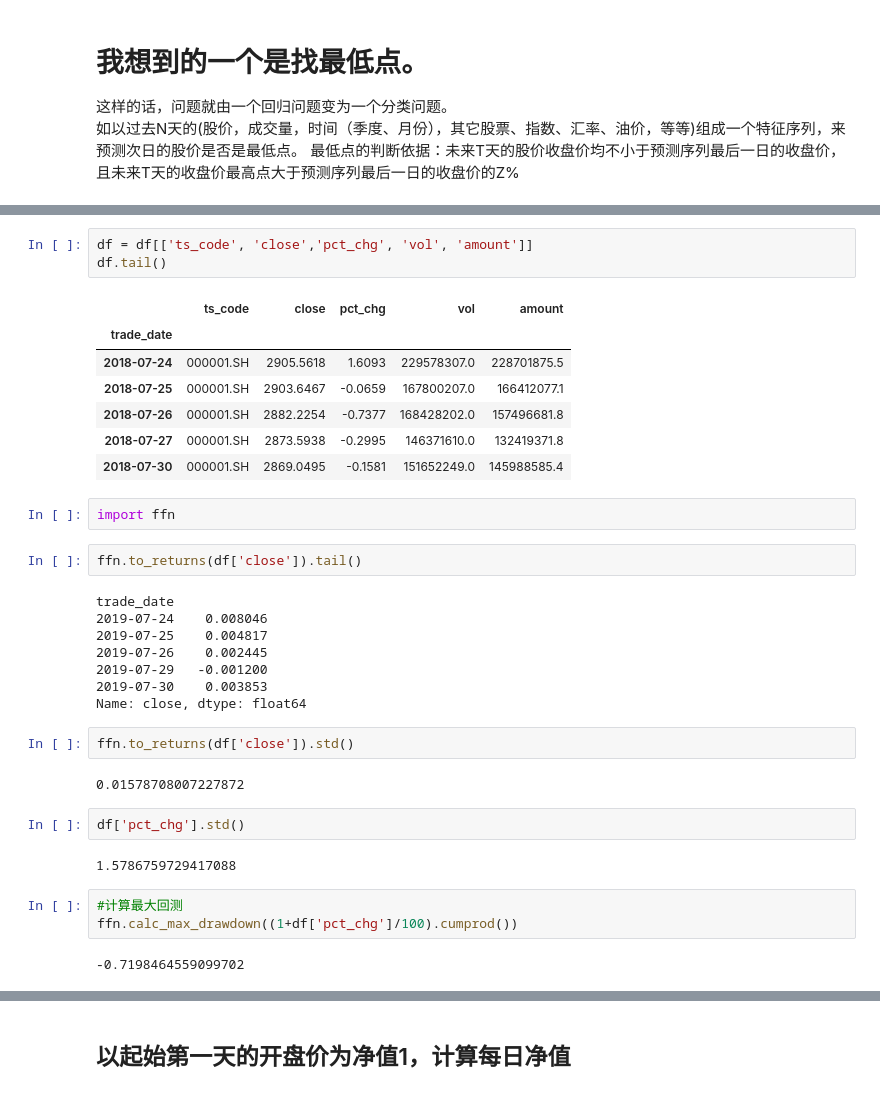
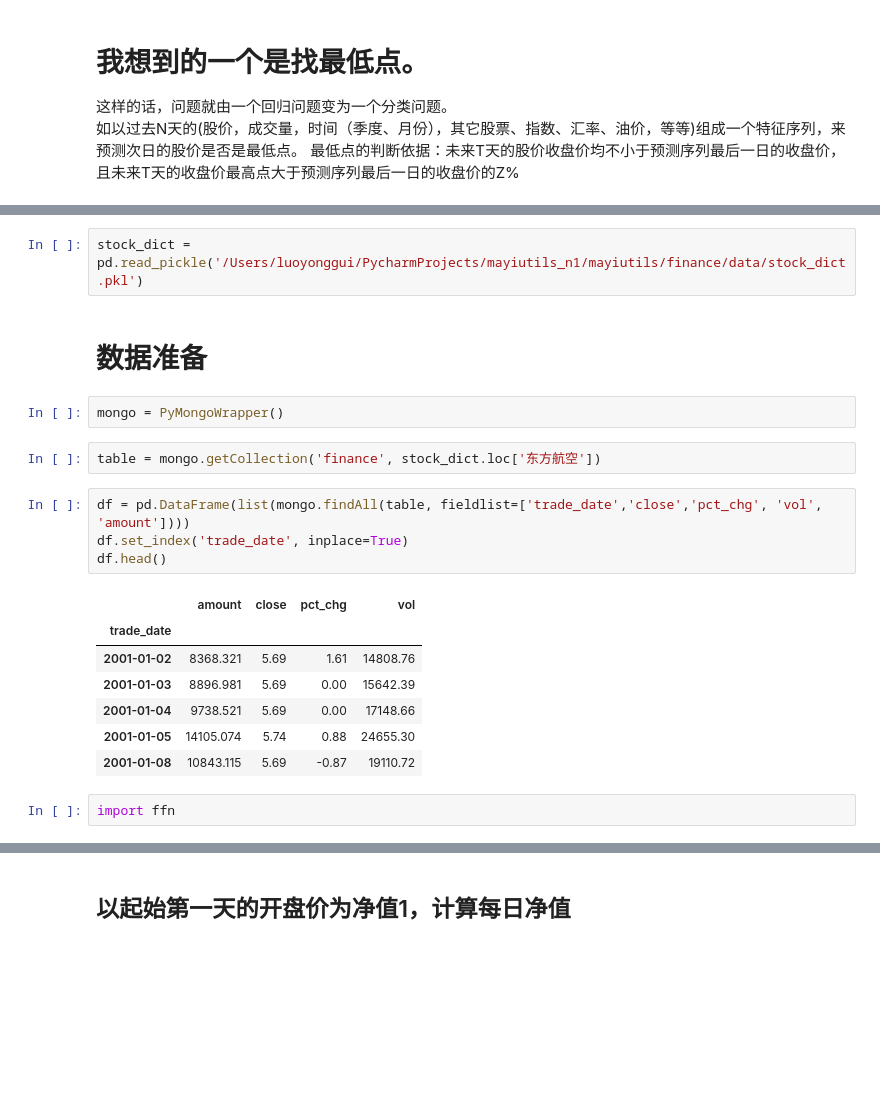
Before and after one commit to mayi140611/mayiapps, a Jupyter notebook: finance/stock_predict.ipynb, the cells around one changed output, grey strips where cells are left out. Drawn from its saved outputs; the diff is of its cells as text; blank space fills up the shorter version.

```diff
--- a/finance/stock_predict.ipynb
+++ b/finance/stock_predict.ipynb
@@ -213,36 +33,22 @@ ConnectionError: ('Connection aborted.', ConnectionResetError(54, 'Connection re
-# %%
-df = df[['ts_code', 'close','pct_chg', 'vol', 'amount']]
-df.tail()
-# %% [output]
-|  | ts_code | close | pct_chg | vol | amount |
-| trade_date |  |  |  |  |  |
-| 2018-07-24 | 000001.SH | 2905.5618 | 1.6093 | 229578307.0 | 228701875.5 |
-| 2018-07-25 | 000001.SH | 2903.6467 | -0.0659 | 167800207.0 | 166412077.1 |
-| 2018-07-26 | 000001.SH | 2882.2254 | -0.7377 | 168428202.0 | 157496681.8 |
-| 2018-07-27 | 000001.SH | 2873.5938 | -0.2995 | 146371610.0 | 132419371.8 |
-| 2018-07-30 | 000001.SH | 2869.0495 | -0.1581 | 151652249.0 | 145988585.4 |
+# %%
+stock_dict = pd.read_pickle('/Users/luoyonggui/PycharmProjects/mayiutils_n1/mayiutils/finance/data/stock_dict.pkl')
+# %% [markdown]
+# 数据准备
+# %%
+mongo = PyMongoWrapper()
+# %%
+table = mongo.getCollection('finance', stock_dict.loc['东方航空'])
+# %%
+df = pd.DataFrame(list(mongo.findAll(table, fieldlist=['trade_date','close','pct_chg', 'vol', 'amount'])))
+df.set_index('trade_date', inplace=True)
+df.head()
+# %% [output]
+|  | amount | close | pct_chg | vol |
+| trade_date |  |  |  |  |
+| 2001-01-02 | 8368.321 | 5.69 | 1.61 | 14808.76 |
+| 2001-01-03 | 8896.981 | 5.69 | 0.00 | 15642.39 |
+| 2001-01-04 | 9738.521 | 5.69 | 0.00 | 17148.66 |
+| 2001-01-05 | 14105.074 | 5.74 | 0.88 | 24655.30 |
+| 2001-01-08 | 10843.115 | 5.69 | -0.87 | 19110.72 |
 # %%
 import ffn
-# %%
-ffn.to_returns(df['close']).tail()
-# %% [output]
-trade_date
-2019-07-24    0.008046
-2019-07-25    0.004817
-2019-07-26    0.002445
-2019-07-29   -0.001200
-2019-07-30    0.003853
-Name: close, dtype: float64
-# %%
-ffn.to_returns(df['close']).std()
-# %% [output]
-0.01578708007227872
-# %%
-df['pct_chg'].std()
-# %% [output]
-1.5786759729417088
-# %%
-#计算最大回测
-ffn.calc_max_drawdown((1+df['pct_chg']/100).cumprod())
-# %% [output]
--0.7198464559099702
```
Also changed, not shown: parts of 59 cells of this notebook, 1 other file.
